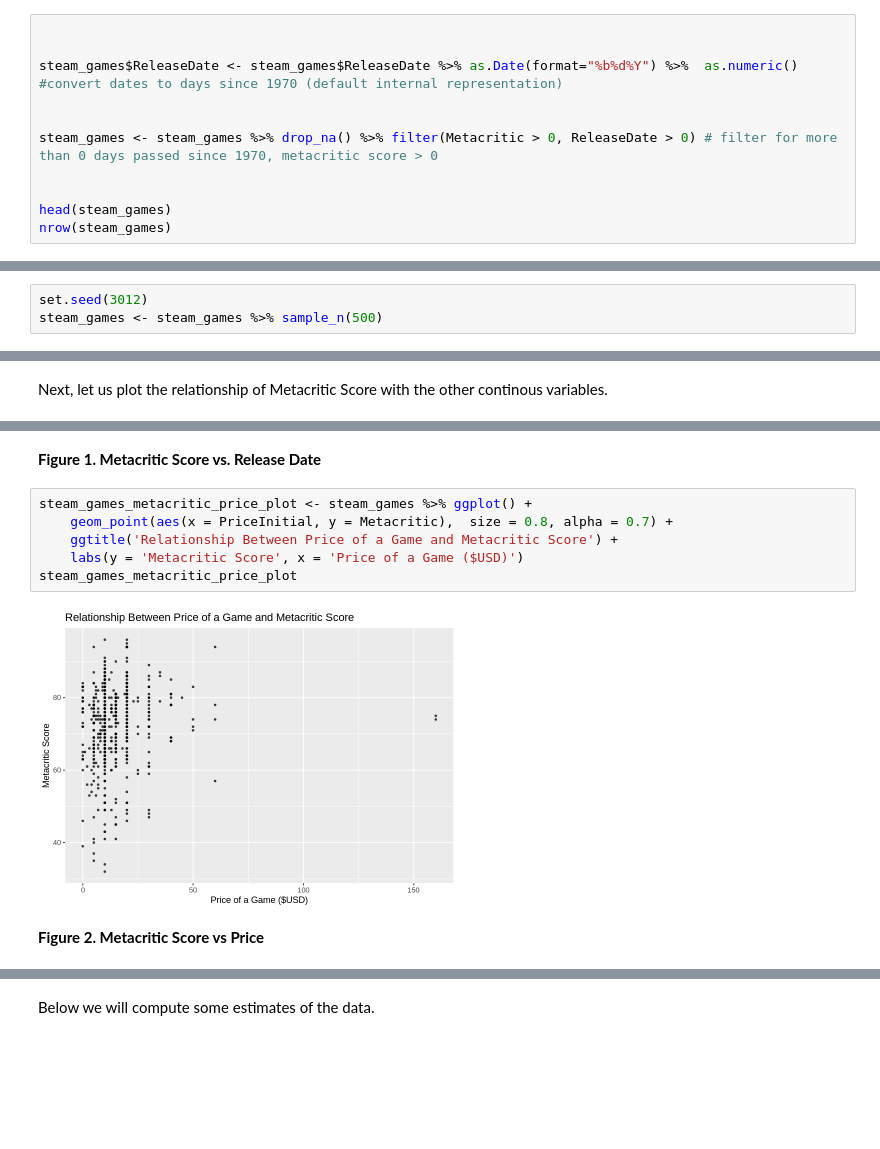
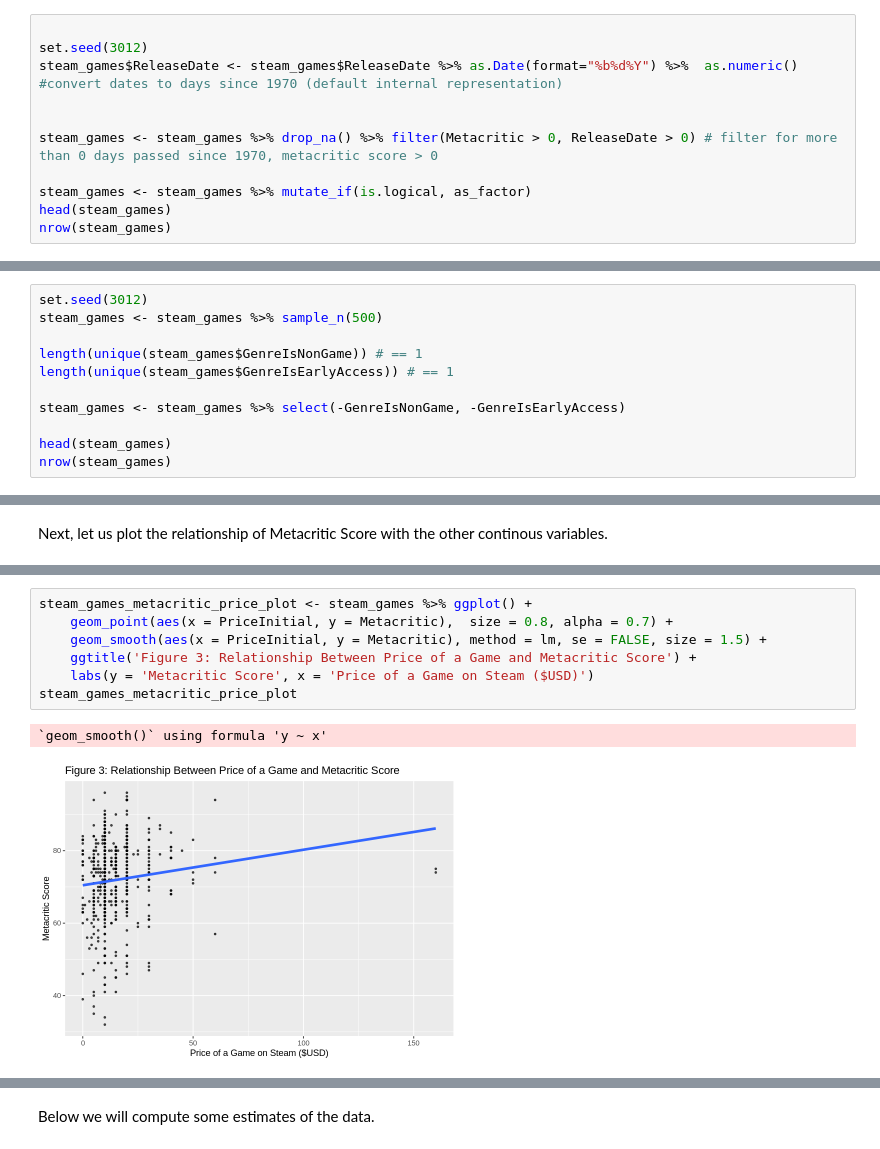
Before and after one commit to DanielZSWE/STAT-301-Project, a Jupyter notebook: stat-301_project_proposal.ipynb, the cells around one changed output, grey strips where cells are left out. Drawn from its saved outputs; the diff is of its cells as text; blank space fills up the shorter version.

```diff
--- a/stat-301_project_proposal.ipynb
+++ b/stat-301_project_proposal.ipynb
@@ -51,13 +51,13 @@ In order to correctly use the `ReleaseDate` variable, we will need to convert it
 In addition, we will filter the data for missing values, and in particular check that a game's `Metacritic` score is not 0, because that indicates a lack of reviews and an unplayed game. We will also filter only for games that were released after 1970.
 # %%
 
-
+set.seed(3012)
 steam_games$ReleaseDate <- steam_games$ReleaseDate %>% as.Date(format="%b%d%Y") %>%  as.numeric() #convert dates to days since 1970 (default internal representation)
 
 
 steam_games <- steam_games %>% drop_na() %>% filter(Metacritic > 0, ReleaseDate > 0) # filter for more than 0 days passed since 1970, metacritic score > 0
 
-
+steam_games <- steam_games %>% mutate_if(is.logical, as_factor)
 head(steam_games)
 nrow(steam_games)
 # %% [output]
@@ -76,3 +78,11 @@ After wrangling the data in this way, we are left with 2241 observations, down f
 # %%
 set.seed(3012)
 steam_games <- steam_games %>% sample_n(500)
+
+length(unique(steam_games$GenreIsNonGame)) # == 1
+length(unique(steam_games$GenreIsEarlyAccess)) # == 1
+
+steam_games <- steam_games %>% select(-GenreIsNonGame, -GenreIsEarlyAccess)
+
+head(steam_games)
+nrow(steam_games)
@@ -105,12 +130,10 @@ steam_games_metacritic_releasedate_plot
-# %% [markdown]
-**Figure 1. Metacritic Score vs. Release Date**
 # %%
 steam_games_metacritic_price_plot <- steam_games %>% ggplot() +
     geom_point(aes(x = PriceInitial, y = Metacritic),  size = 0.8, alpha = 0.7) +
-    ggtitle('Relationship Between Price of a Game and Metacritic Score') +
-    labs(y = 'Metacritic Score', x = 'Price of a Game ($USD)')
+    geom_smooth(aes(x = PriceInitial, y = Metacritic), method = lm, se = FALSE, size = 1.5) +
+    ggtitle('Figure 3: Relationship Between Price of a Game and Metacritic Score') +
+    labs(y = 'Metacritic Score', x = 'Price of a Game on Steam ($USD)')
 steam_games_metacritic_price_plot
 # %% [output]
+`geom_smooth()` using formula 'y ~ x'
-[figure, old version]
+[figure, new version]
-# %% [markdown]
-**Figure 2. Metacritic Score vs Price**
```
Also changed, not shown: parts of 9 cells of this notebook, 1 other file.
